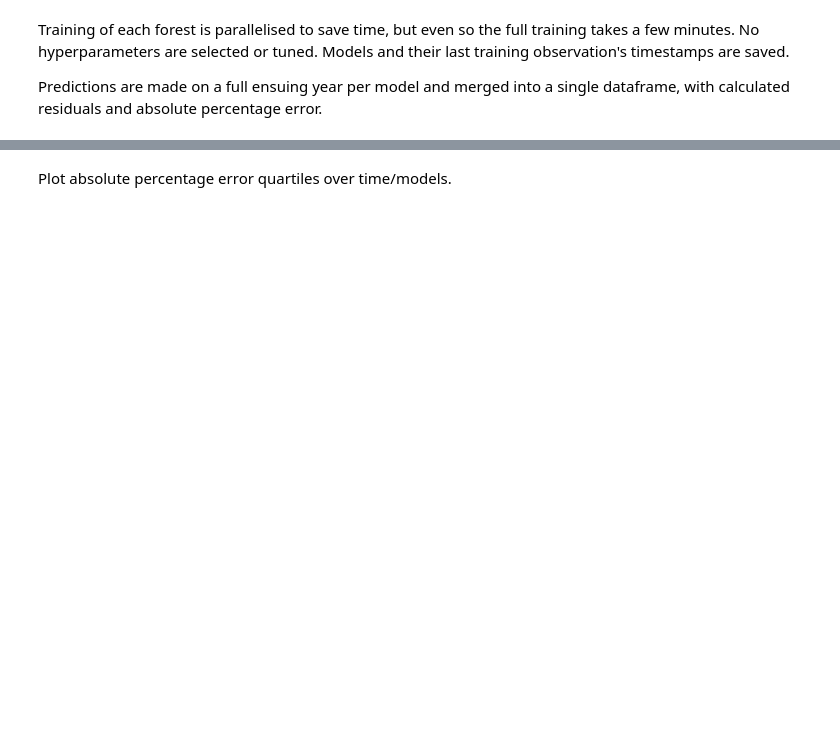
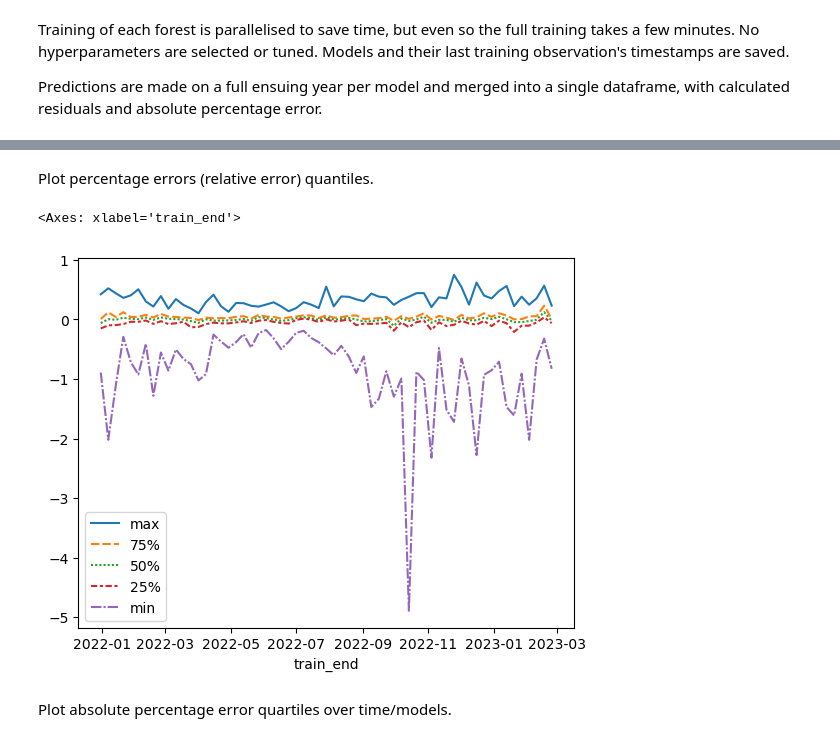
Before and after one commit to chaserobertson/tesla-stlf, a Jupyter notebook: notebooks/rf_week_ahead.ipynb, the cells around one changed output, grey strips where cells are left out. Saved outputs shown, nothing was run; the diff lists cells and outputs as text; code cells hidden in the pictures; blank space fills up the shorter version.

```diff
--- a/notebooks/rf_week_ahead.ipynb
+++ b/notebooks/rf_week_ahead.ipynb
@@ -150,3 +143,10 @@ Name: datetime, dtype: object
+# %% [markdown]
+Plot percentage errors (relative error) quantiles.
+# %%
+sns.lineplot(predictions.groupby('train_end').describe()['pe'][['max', '75%', '50%', '25%', 'min']])
+# %% [output]
+<Axes: xlabel='train_end'>
+[figure, added]
 # %% [markdown]
 Plot absolute percentage error quartiles over time/models.
 # %%
```
Also changed, not shown: parts of 19 cells of this notebook, 3 other files.
